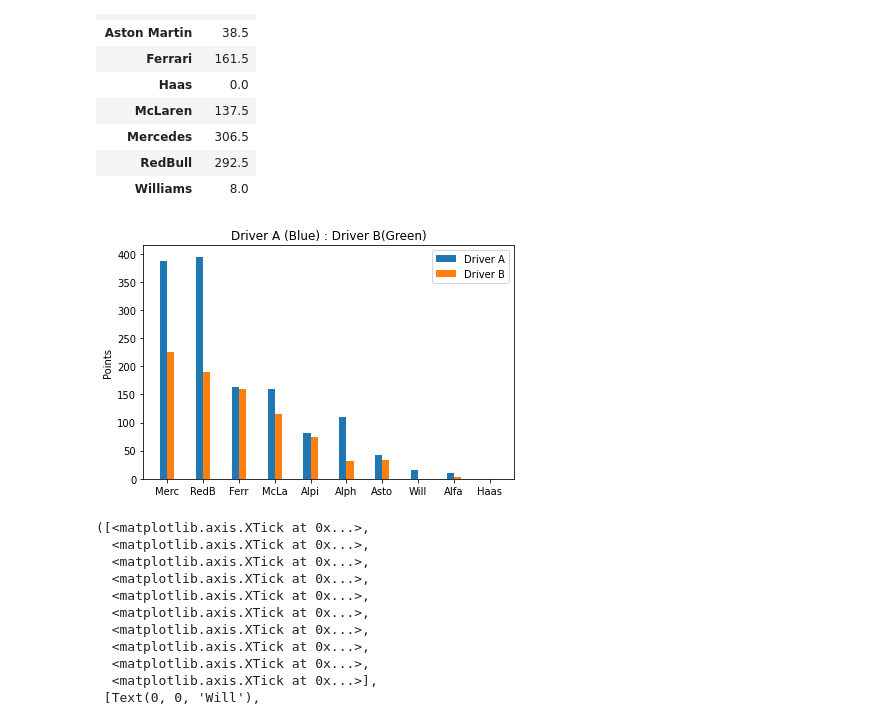
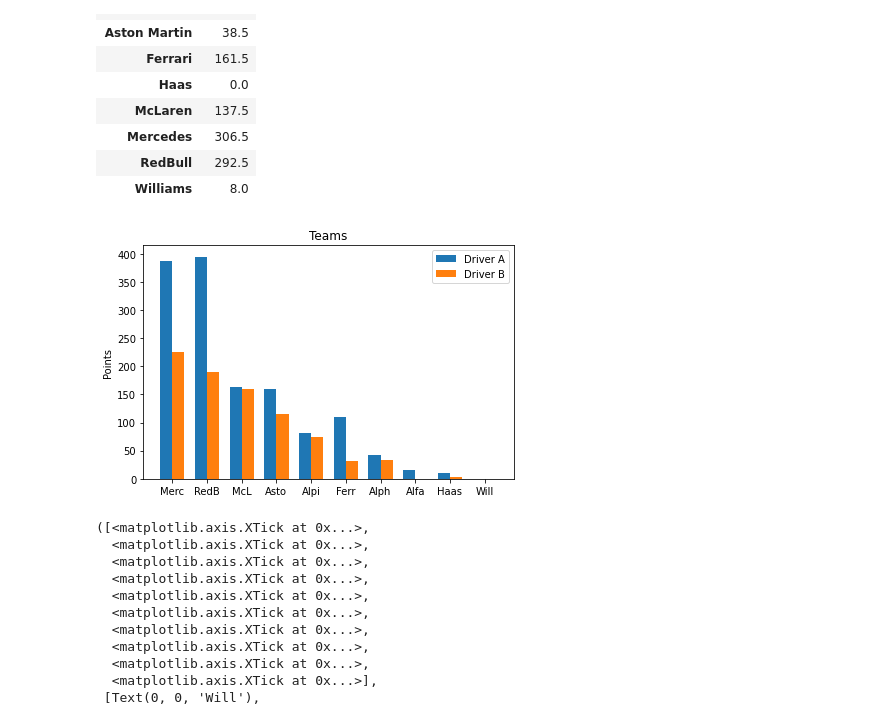
Before and after one commit to fennolly/fennolly-UCDPA_John_Fennell, a Jupyter notebook: Project.ipynb, the cells around one changed output. Cells and saved outputs as stored; diff of their text form; code cells hidden in the pictures.

```diff
--- a/Project.ipynb
+++ b/Project.ipynb
@@ -239,28 +239,29 @@ TeamPoints.groupby('Team').mean()
 | Williams | 8.0 |
 # %%
 
+TeamLabel = ['Merc', 'RedB','McL', 'Asto','Alpi', 'Ferr','Alph', 'Alfa','Haas', 'Will']
 driverA = [387,395,164,160,81,110,43,16,10,0]
 driverB = [226,190,159,115,74,32,34,0,3,0]
 
-
-width = 0.2  # the width of the bars
+x = np.arange(len(TeamLabel))  # the label locations
+width = 0.35  # the width of the bars
 
 fig, ax = plt.subplots()
-rects1 = ax.bar(X - width/2, driverA, width, label='Driver A')
-rects2 = ax.bar(X + width/2, driverB, width, label='Driver B')
+Driver1 = ax.bar(x - width/2, driverA, width, label='Driver A')
+Driver2 = ax.bar(x + width/2, driverB, width, label='Driver B')
 
 # Add some text for labels, title and custom x-axis tick labels, etc.
 ax.set_ylabel('Points')
-ax.set_title('Driver A (Blue) : Driver B(Green)')
+ax.set_title('Teams')
 ax.legend()
-plt.xticks(x, ['Merc', 'RedB','Ferr', 'McLa','Alpi', 'Alph','Asto', 'Will','Alfa', 'Haas',])
+plt.xticks(x, ['Merc', 'RedB','McL', 'Asto','Alpi', 'Ferr','Alph', 'Alfa','Haas', 'Will',])
 
 
 fig.tight_layout()
 
 plt.show()
 # %% [output]
-[figure, old version]
+[figure, new version]
 # %%
 # Graphing the gaps between team mates in qaulification runs on average
 x = range(10)
```
Also changed, not shown: parts of 1 cell of this notebook.
